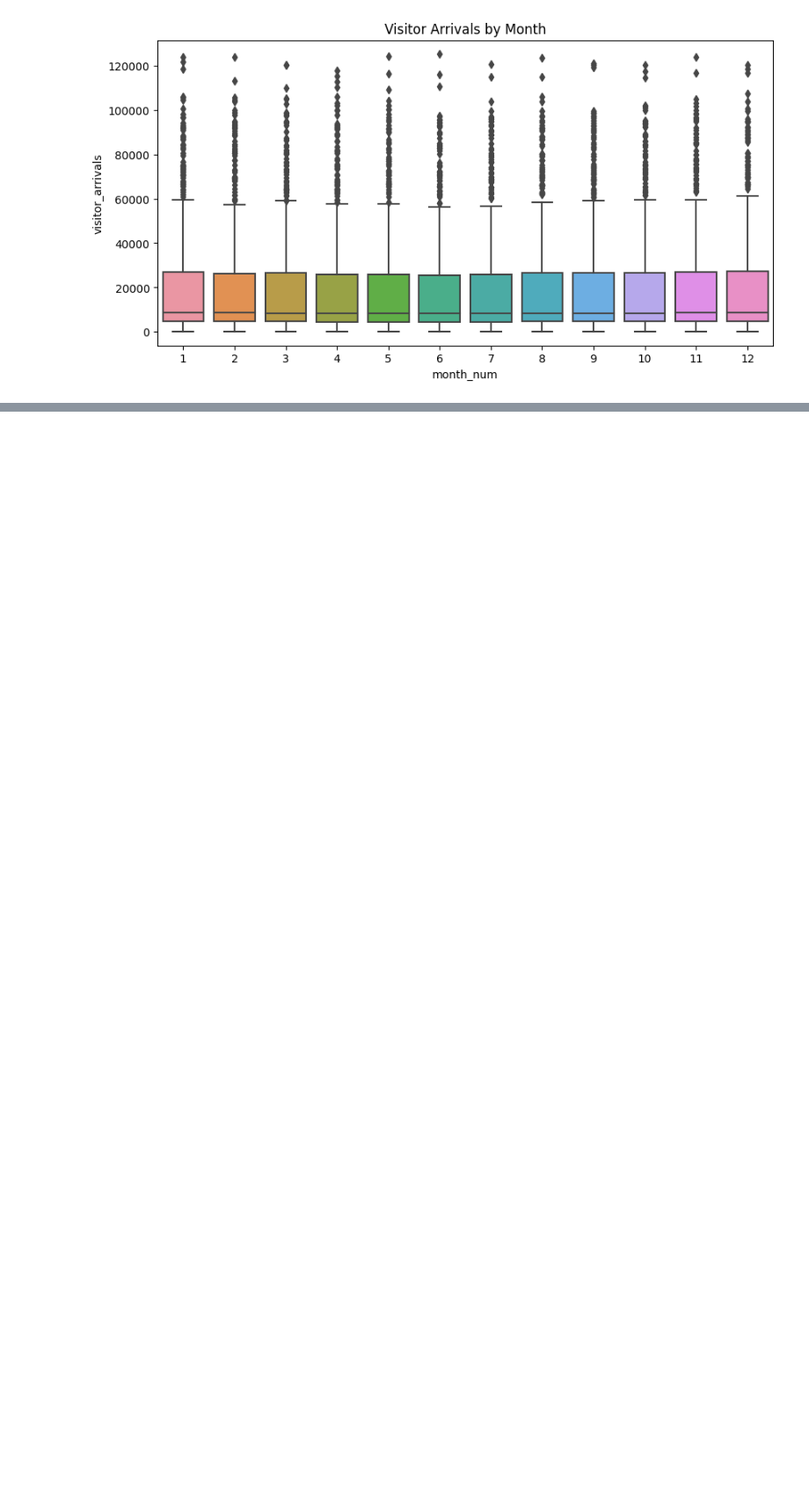
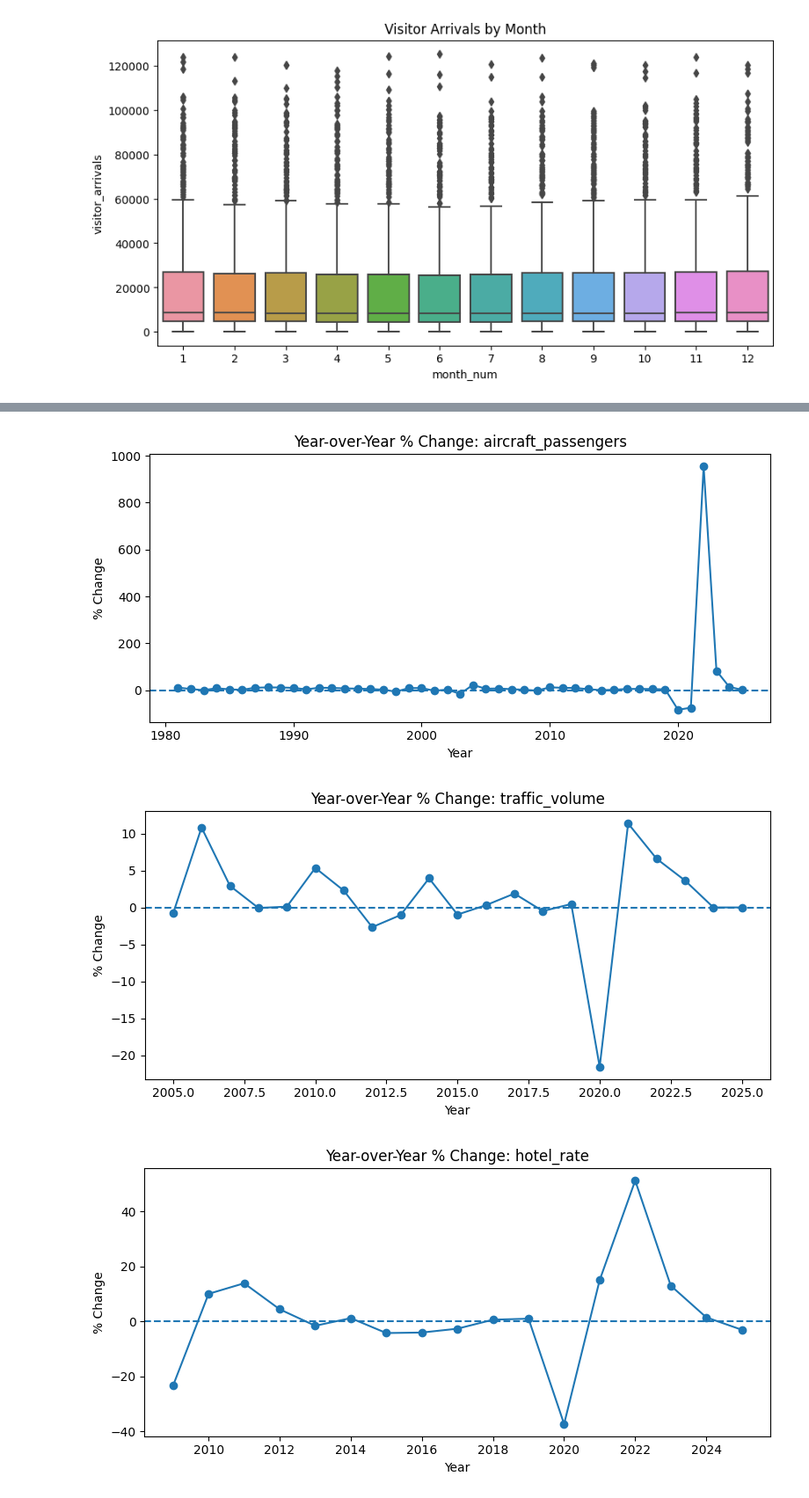
Before and after one commit to Lhanxi/IS3107-tourism-crowd-pipeline, a Jupyter notebook: notebooks/eda_features.ipynb, the cells around one changed output, grey strips where cells are left out. Shown at 88% size. Drawn from its saved outputs; the diff is of its cells as text; code cells hidden in the pictures; blank space fills up the shorter version.

```diff
--- a/notebooks/eda_features.ipynb
+++ b/notebooks/eda_features.ipynb
@@ -312,3 +312,30 @@ plt.title("Visitor Arrivals by Month")
 plt.show()
 # %% [output]
 [figure]
+# %%
+data["month"] = pd.to_datetime(data["month"])
+
+# features to analyze
+eda_features = [
+    "aircraft_passengers",
+    "traffic_volume",
+    "hotel_rate",
+    "hotel_occupancy"
+]
+
+# create year column
+data["year"] = data["month"].dt.year
+
+# aggregate to yearly level
+yearly_feature_df = (
+    data.groupby("year")[eda_features]
+    .mean()   # use mean since these are monthly feature values
+    .reset_index()
+    .sort_values("year")
+)
+
+# compute year-over-year % change
+for col in eda_features:
+    yearly_feature_df[f"{col}_pct_change"] = yearly_feature_df[col].pct_change() * 100
+
+yearly_feature_df
@@ -314,0 +360,16 @@ plt.show()
+# %%
+for col in eda_features:
+    pct_col = f"{col}_pct_change"
+
+    plt.figure(figsize=(8, 4))
+    plt.plot(yearly_feature_df["year"], yearly_feature_df[pct_col], marker="o")
+    plt.axhline(0, linestyle="--")
+    plt.title(f"Year-over-Year % Change: {col}")
+    plt.xlabel("Year")
+    plt.ylabel("% Change")
+    plt.tight_layout()
+    plt.show()
+# %% [output]
+[figure, added]
+[figure, added]
+[figure, added]
```
Also changed, not shown: parts of 5 cells of this notebook.
